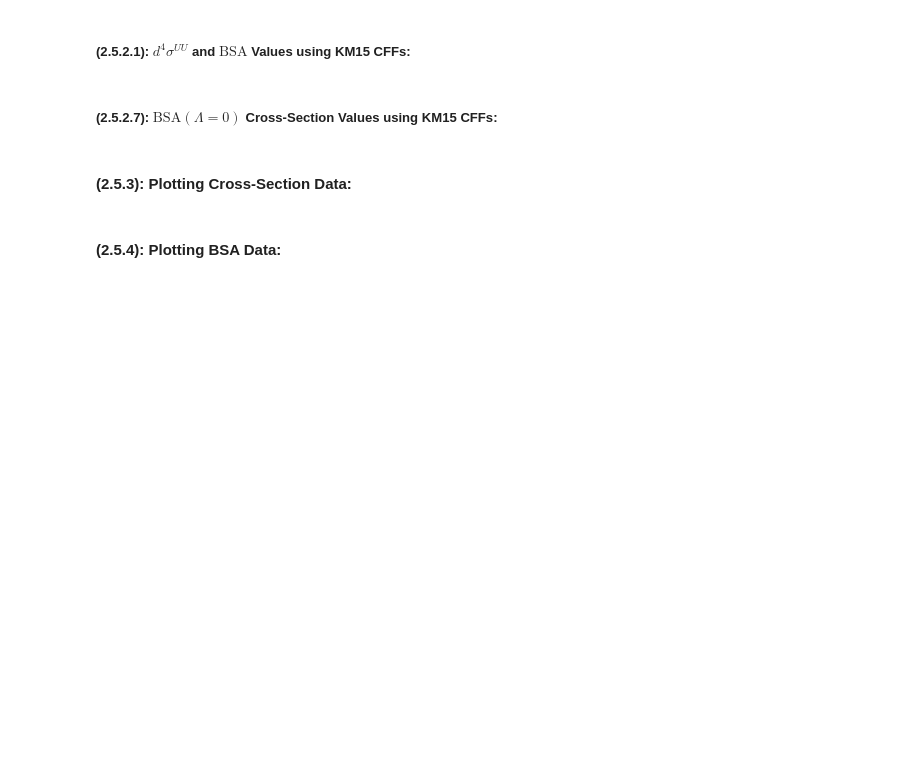
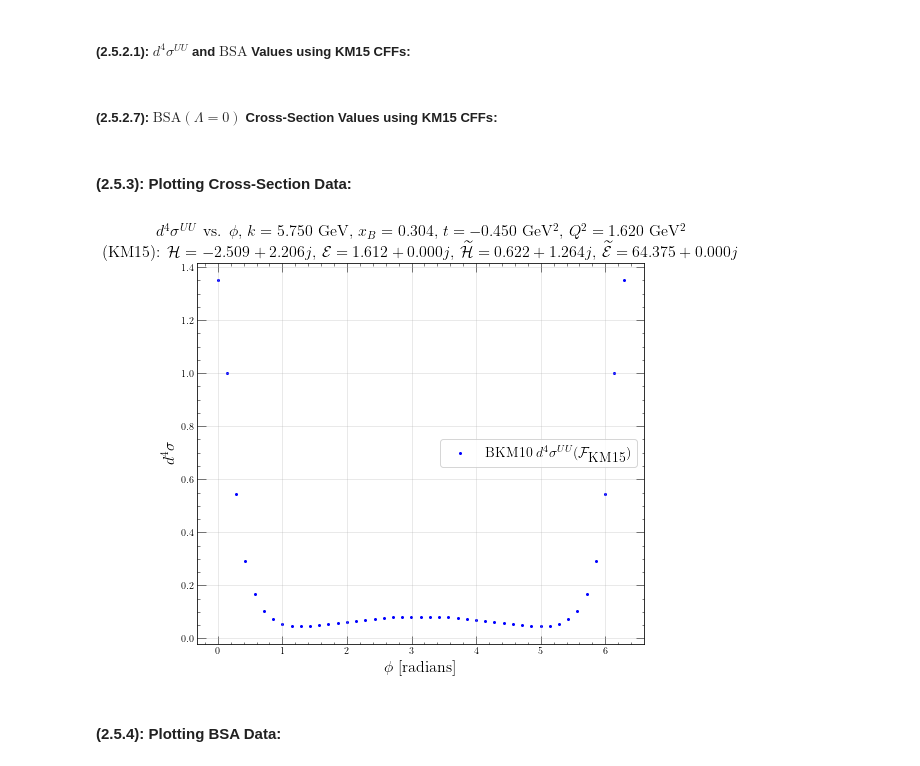
Before and after one commit to JayDanielsss/gpd_dnn, a Jupyter notebook: closure_test/closure_test.ipynb, the cells around one changed output. Drawn from its saved outputs; the diff is of its cells as text; code cells hidden in the pictures; blank space fills up the shorter version.

```diff
--- a/closure_test/closure_test.ipynb
+++ b/closure_test/closure_test.ipynb
@@ -153 +127,6 @@ TEST_IM_CFF_ET_EFF = 8.978685841330593
+# %%
+FIXED_K = 5.750
+FIXED_XB = 0.304
+FIXED_T = -0.450
+FIXED_Q_SQUARED = 1.620
 # %% [markdown]
@@ -269,10 +240,10 @@ CFF_E_TILDE_KM15 = complex(CFF_REAL_ET_KM15, CFF_IMAG_ET_KM15)
 km15_cross_section = DifferentialCrossSection(
     configuration = {
         "kinematics": BKM10Inputs(
-            lab_kinematics_k = TEST_BEAM_ENERGY,
-            squared_Q_momentum_transfer = TEST_Q_SQUARED,
-            x_Bjorken = TEST_X_BJORKEN,
-            squared_hadronic_momentum_transfer_t = TEST_T_VALUE),
+            lab_kinematics_k = FIXED_K,
+            squared_Q_momentum_transfer = FIXED_Q_SQUARED,
+            x_Bjorken = FIXED_XB,
+            squared_hadronic_momentum_transfer_t = FIXED_T),
         "cff_inputs": CFFInputs(
             compton_form_factor_h = CFF_H_KM15,
             compton_form_factor_h_tilde = CFF_H_TILDE_KM15,
@@ -280,8 +251,7 @@ km15_cross_section = DifferentialCrossSection(
             compton_form_factor_e_tilde = CFF_E_TILDE_KM15),
         "using_ww": True
     },
-    verbose = False,
-    debugging = False)
+    verbose = False, debugging = False)
 # %% [markdown]
 ##### (2.5.2.1): $d^{4}\sigma^{UU}$ and $\text{BSA}$ Values using **KM15** CFFs:
 # %%
@@ -300,45 +270,23 @@ bkm10_bsa_km15 = km15_cross_section.compute_bsa(
 # %%
 cross_section_fig, cross_section_axes = plt.subplots(1, figsize = (8, 7))
 
 cross_section_axes.scatter(
     phi_array_in_radians, bkm10_unp_beam_unp_target_km15,
-    s = 4., label = "BKM10 Prediction with KM15 CFFs", color = "blue")
-
-# cross_section_axes.scatter(
-#     phi_array_in_radians, bkm10_cross_sections_xdj,
-#     s = 4., label = "BKM10 Prediction with XDJ CFFs", color = "skyblue")
-
-title_string = (
-    rf"$Q^2 = {TEST_Q_SQUARED:.2f}$ GeV$^2$, "
-    rf"$x_B = {TEST_X_BJORKEN:.2f}$, "
-    rf"$t = {TEST_T_VALUE:.2f}$, "
-    rf"$k = {TEST_BEAM_ENERGY:.2f}$ GeV"
-)
-
-km15_cff_string = (
-    rf"$\mathcal{{H}} = {CFF_H_KM15:.3f}$, "
-    rf"$\mathcal{{E}} = {CFF_E_KM15:.3f}$, "
-    rf"$\widetilde{{\mathcal{{H}}}} = {CFF_H_TILDE_KM15:.3f}$, "
-    rf"$\widetilde{{\mathcal{{E}}}} = {CFF_E_TILDE_KM15:.3f}$ "
-)
-
-xdj_cff_string = (
-    rf"$\mathcal{{H}} = {complex(TEST_REAL_CFF_H, TEST_IM_CFF_H):.3f}$, "
-    rf"$\mathcal{{E}} = {complex(TEST_REAL_CFF_E, TEST_IM_CFF_E):.3f}$, "
-    rf"$\widetilde{{\mathcal{{H}}}} = {complex(TEST_REAL_CFF_HT, TEST_IM_CFF_HT):.3f}$, "
-    rf"$\widetilde{{\mathcal{{E}}}} = {complex(TEST_REAL_CFF_ET, TEST_IM_CFF_ET):.3f}$ "
-)
+    s = 4., label = r"BKM10 $d^{4}\sigma^{UU}(\mathcal{F}_{\textrm{KM15}})$", color = "blue")
 
 cross_section_axes.set_xlabel(r"$\phi$ [radians]", fontsize = 16)
 cross_section_axes.set_ylabel(r"$d^{4}\sigma$", fontsize = 16)
-cross_section_axes.set_title(f"{title_string}\n(KM15): {km15_cff_string}")
-
-# only if we want to compare to Xiangdong Ji's data:
-# cross_section_axes.set_title(f"{title_string}\n(KM15): {km15_cff_string}\n(XDJ): {xdj_cff_string}")
+cross_section_axes.set_title(
+    rf"$d^{{4}}\sigma^{{UU}}$ vs. $\phi$, {this_kinematic_set_title_string}"
+    "\n"
+    f"(KM15): {km15_cff_string}", fontsize = 16
+)
 
 cross_section_axes.legend(fontsize = 14)
 
-cross_section_axes.grid(visible = True)
+cross_section_axes.grid(visible = True, alpha = 0.35)
+# %% [output]
+[figure, added]
 # %% [markdown]
 #### (2.5.4): Plotting BSA Data:
 # %%
```
Also changed, not shown: parts of 119 cells of this notebook.
